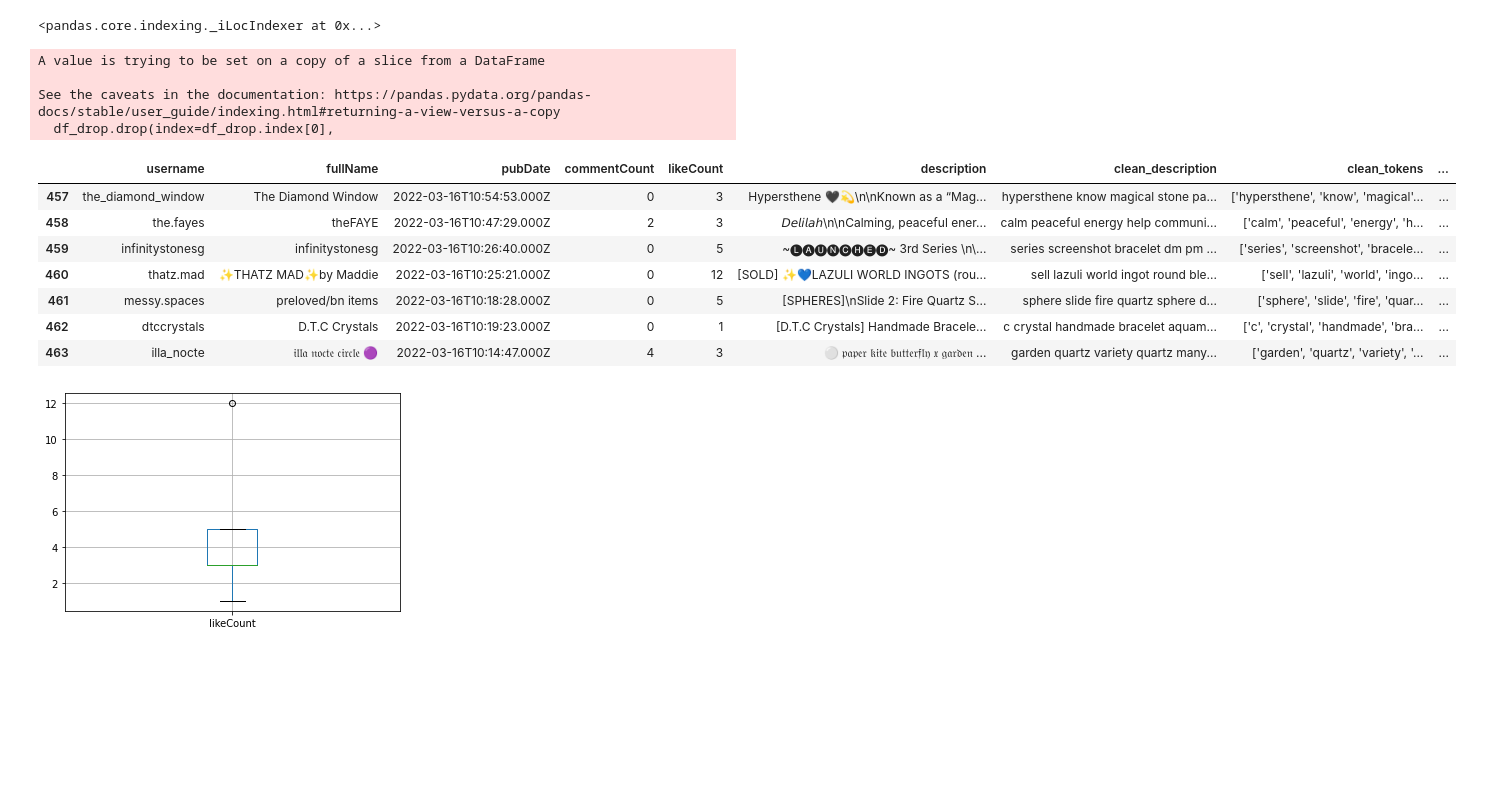
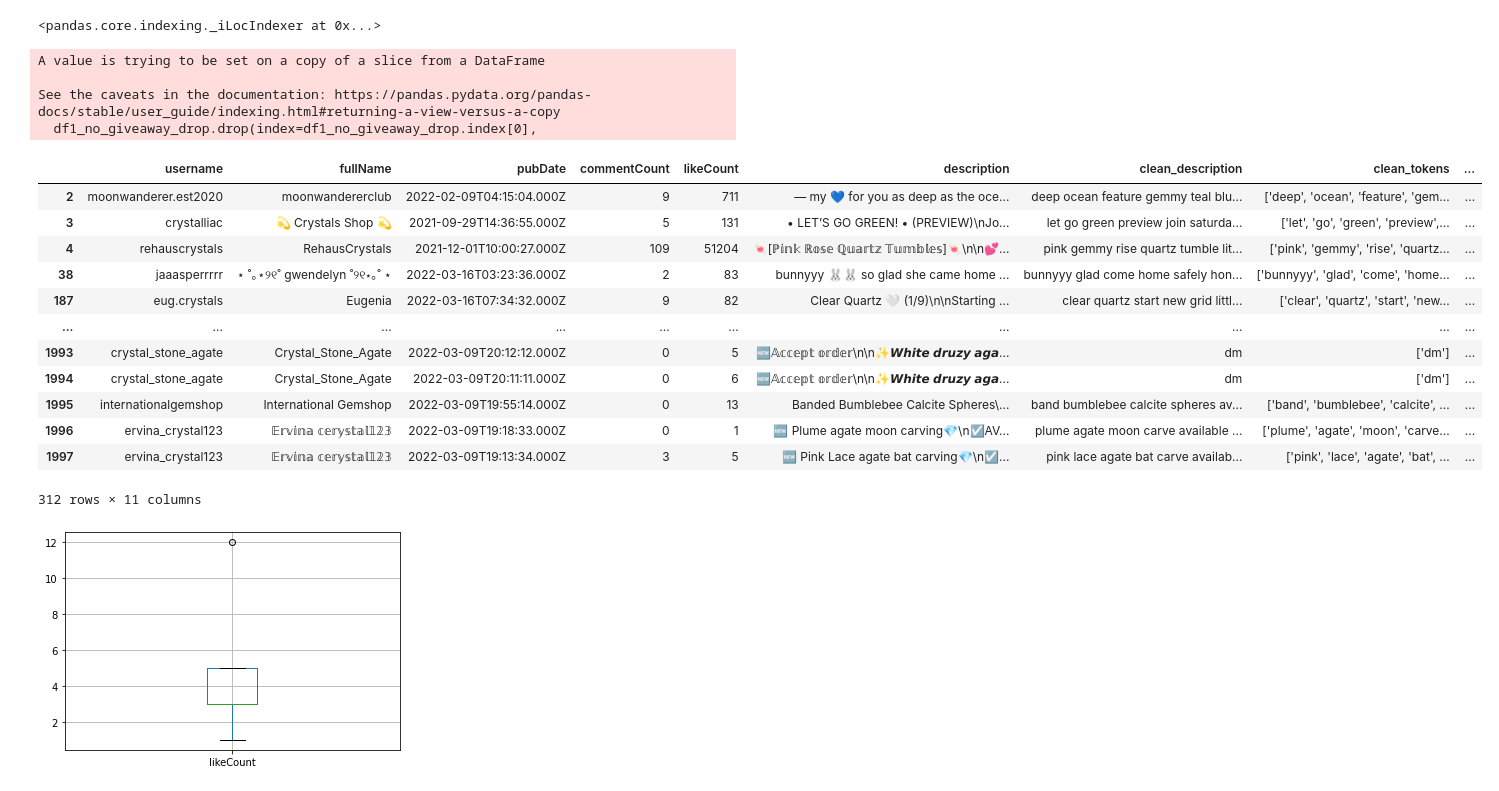
Before and after one commit to gerry-9987/SA, a Jupyter notebook: optimal_timing.ipynb, the cells around one changed output. Saved outputs shown, nothing was run; the diff lists cells and outputs as text; code cells hidden in the pictures; blank space fills up the shorter version.

```diff
--- a/optimal_timing.ipynb
+++ b/optimal_timing.ipynb
@@ -60,3 +60,7 @@ Try using .loc[row_indexer,col_indexer] = value instead
 
 See the caveats in the documentation: https://pandas.pydata.org/pandas-docs/stable/user_guide/indexing.html#returning-a-view-versus-a-copy
   df1["Hour of Day"] = df1["Date"].apply(lambda x: x.hour)
+# %%
+df1_no_giveaway = df1[df1["clean_tokens"].str.contains("giveaway") == False]
+
+df1_no_giveaway
@@ -432,0 +433,4 @@ df_drop
+# %%
+df1_no_giveaway_drop = df1_no_giveaway
+
+df1_no_giveaway_drop
@@ -433,7 +451,7 @@ df_drop
 # %%
-df_drop= df_drop[df_drop["Day of Week"]=="Wednesday"]
+df1_no_giveaway_drop= df1_no_giveaway_drop[df1_no_giveaway_drop["Day of Week"]=="Wednesday"]
 
-df_drop
+df1_no_giveaway_drop
 # %% [output]
 |  | username | fullName | pubDate | commentCount | likeCount | description | clean_description | clean_tokens | ... |
 | 1 | princessezyt | Triple R Mummy Princess | 2022-01-26T13:19:21.000Z | 102 | 527 | This CNY, get yourself or your lo... | cny get love one new pretty cryst... | ['cny', 'get', 'love', 'one', 'ne... | ... |
@@ -472,24 +490,29 @@ df_drop.iloc(0)
 # %% [output]
 <pandas.core.indexing._iLocIndexer at 0x...>
 # %%
-df_drop.drop(index=df_drop.index[0],
+df1_no_giveaway_drop.drop(index=df1_no_giveaway_drop.index[0],
         axis=0,
         inplace=True)
 
-df_drop
+df1_no_giveaway_drop
 # %% [output]
 A value is trying to be set on a copy of a slice from a DataFrame
 
 See the caveats in the documentation: https://pandas.pydata.org/pandas-docs/stable/user_guide/indexing.html#returning-a-view-versus-a-copy
-  df_drop.drop(index=df_drop.index[0],
+  df1_no_giveaway_drop.drop(index=df1_no_giveaway_drop.index[0],
 |  | username | fullName | pubDate | commentCount | likeCount | description | clean_description | clean_tokens | ... |
-| 457 | the_diamond_window | The Diamond Window | 2022-03-16T10:54:53.000Z | 0 | 3 | Hypersthene 🖤💫\n\nKnown as a “Mag... | hypersthene know magical stone pa... | ['hypersthene', 'know', 'magical'... | ... |
-| 458 | the.fayes | theFAYE | 2022-03-16T10:47:29.000Z | 2 | 3 | 𝘋𝘦𝘭𝘪𝘭𝘢𝘩\n\nCalming, peaceful ener... | calm peaceful energy help communi... | ['calm', 'peaceful', 'energy', 'h... | ... |
-| 459 | infinitystonesg | infinitystonesg | 2022-03-16T10:26:40.000Z | 0 | 5 | ~🅛︎🅐︎🅤︎🅝︎🅒︎🅗︎🅔︎🅓︎~ 3rd Series \n\... | series screenshot bracelet dm pm ... | ['series', 'screenshot', 'bracele... | ... |
-| 460 | thatz.mad | ✨THATZ MAD✨by Maddie | 2022-03-16T10:25:21.000Z | 0 | 12 | [SOLD] ✨💙LAZULI WORLD INGOTS (rou... | sell lazuli world ingot round ble... | ['sell', 'lazuli', 'world', 'ingo... | ... |
-| 461 | messy.spaces | preloved/bn items | 2022-03-16T10:18:28.000Z | 0 | 5 | [SPHERES]\nSlide 2: Fire Quartz S... | sphere slide fire quartz sphere d... | ['sphere', 'slide', 'fire', 'quar... | ... |
-| 462 | dtccrystals | D.T.C Crystals | 2022-03-16T10:19:23.000Z | 0 | 1 | [D.T.C Crystals] Handmade Bracele... | c crystal handmade bracelet aquam... | ['c', 'crystal', 'handmade', 'bra... | ... |
-| 463 | illa_nocte | 𝔦𝔩𝔩𝔞 𝔫𝔬𝔠𝔱𝔢 𝔠𝔦𝔯𝔠𝔩𝔢 🟣 | 2022-03-16T10:14:47.000Z | 4 | 3 | ⚪️ 𝔭𝔞𝔭𝔢𝔯 𝔨𝔦𝔱𝔢 𝔟𝔲𝔱𝔱𝔢𝔯𝔣𝔩𝔶 𝔵 𝔤𝔞𝔯𝔡𝔢𝔫 ... | garden quartz variety quartz many... | ['garden', 'quartz', 'variety', '... | ... |
+| 2 | moonwanderer.est2020 | moonwandererclub | 2022-02-09T04:15:04.000Z | 9 | 711 | — my 💙 for you as deep as the oce... | deep ocean feature gemmy teal blu... | ['deep', 'ocean', 'feature', 'gem... | ... |
+| 3 | crystalliac | 💫 Crystals Shop 💫 | 2021-09-29T14:36:55.000Z | 5 | 131 | • LET’S GO GREEN! • (PREVIEW)\nJo... | let go green preview join saturda... | ['let', 'go', 'green', 'preview',... | ... |
+| 4 | rehauscrystals | RehausCrystals | 2021-12-01T10:00:27.000Z | 109 | 51204 | 🍬[ℙ𝕚𝕟𝕜 ℝ𝕠𝕤𝕖 ℚ𝕦𝕒𝕣𝕥𝕫 𝕋𝕦𝕞𝕓𝕝𝕖𝕤]🍬\n\n💕... | pink gemmy rise quartz tumble lit... | ['pink', 'gemmy', 'rise', 'quartz... | ... |
+| 38 | jaaasperrrrr | ⋆ ˚｡⋆୨୧˚ gwendelyn ˚୨୧⋆｡˚ ⋆ | 2022-03-16T03:23:36.000Z | 2 | 83 | bunnyyy 🐰🐰 so glad she came home ... | bunnyyy glad come home safely hon... | ['bunnyyy', 'glad', 'come', 'home... | ... |
+| 187 | eug.crystals | Eugenia | 2022-03-16T07:34:32.000Z | 9 | 82 | Clear Quartz 🤍 (1/9)\n\nStarting ... | clear quartz start new grid littl... | ['clear', 'quartz', 'start', 'new... | ... |
+| ... | ... | ... | ... | ... | ... | ... | ... | ... | ... |
+| 1993 | crystal_stone_agate | Crystal_Stone_Agate | 2022-03-09T20:12:12.000Z | 0 | 5 | 🆕𝔸𝕔𝕔𝕖𝕡𝕥 𝕠𝕣𝕕𝕖𝕣\n\n✨𝙒𝙝𝙞𝙩𝙚 𝙙𝙧𝙪𝙯𝙮 𝙖𝙜𝙖... | dm | ['dm'] | ... |
+| 1994 | crystal_stone_agate | Crystal_Stone_Agate | 2022-03-09T20:11:11.000Z | 0 | 6 | 🆕𝔸𝕔𝕔𝕖𝕡𝕥 𝕠𝕣𝕕𝕖𝕣\n\n✨𝙒𝙝𝙞𝙩𝙚 𝙙𝙧𝙪𝙯𝙮 𝙖𝙜𝙖... | dm | ['dm'] | ... |
+| 1995 | internationalgemshop | International Gemshop | 2022-03-09T19:55:14.000Z | 0 | 13 | Banded Bumblebee Calcite Spheres\... | band bumblebee calcite spheres av... | ['band', 'bumblebee', 'calcite', ... | ... |
+| 1996 | ervina_crystal123 | 𝔼𝕣𝕧𝕚𝕟𝕒 𝕔𝕖𝕣𝕪𝕤𝕥𝕒𝕝𝟙𝟚𝟛 | 2022-03-09T19:18:33.000Z | 0 | 1 | 🆕 Plume agate moon carving💎\n☑️AV... | plume agate moon carve available ... | ['plume', 'agate', 'moon', 'carve... | ... |
+| 1997 | ervina_crystal123 | 𝔼𝕣𝕧𝕚𝕟𝕒 𝕔𝕖𝕣𝕪𝕤𝕥𝕒𝕝𝟙𝟚𝟛 | 2022-03-09T19:13:34.000Z | 3 | 5 | 🆕 Pink Lace agate bat carving💎\n☑... | pink lace agate bat carve availab... | ['pink', 'lace', 'agate', 'bat', ... | ... |
+312 rows × 11 columns
 # %%
 ax_df_drop = df_drop.boxplot(column="likeCount")
 # %% [output]
```
Also changed, not shown: parts of 17 cells of this notebook, 5 other files.
